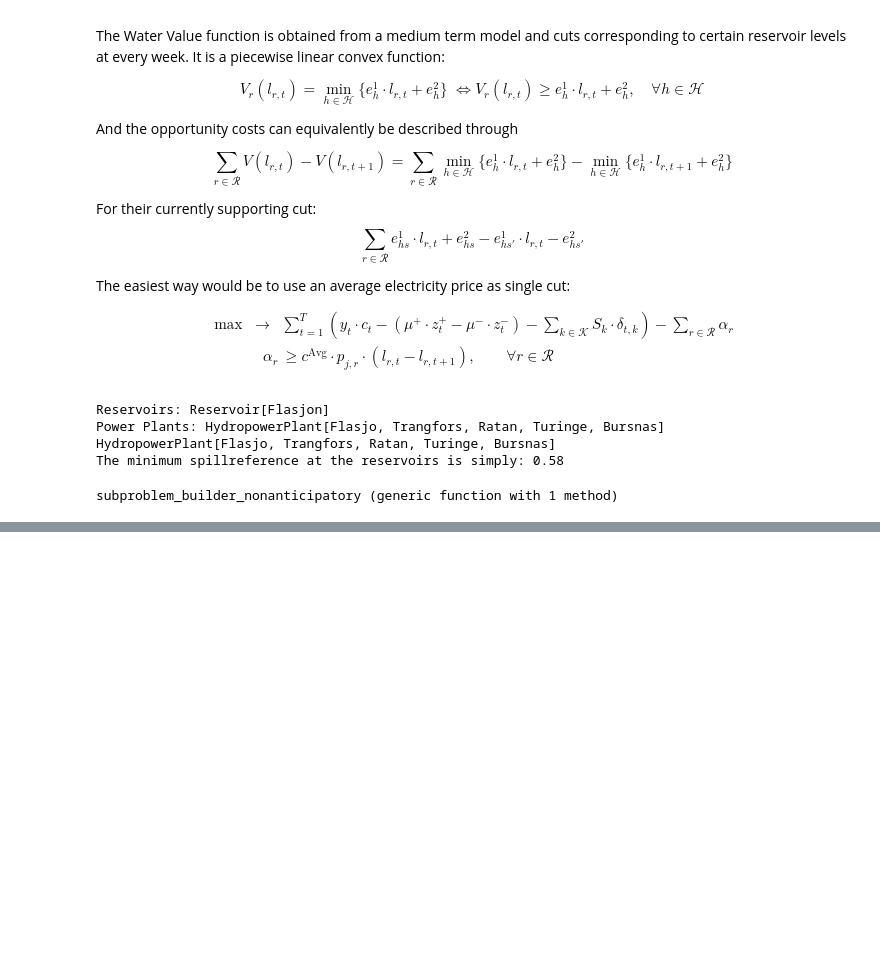
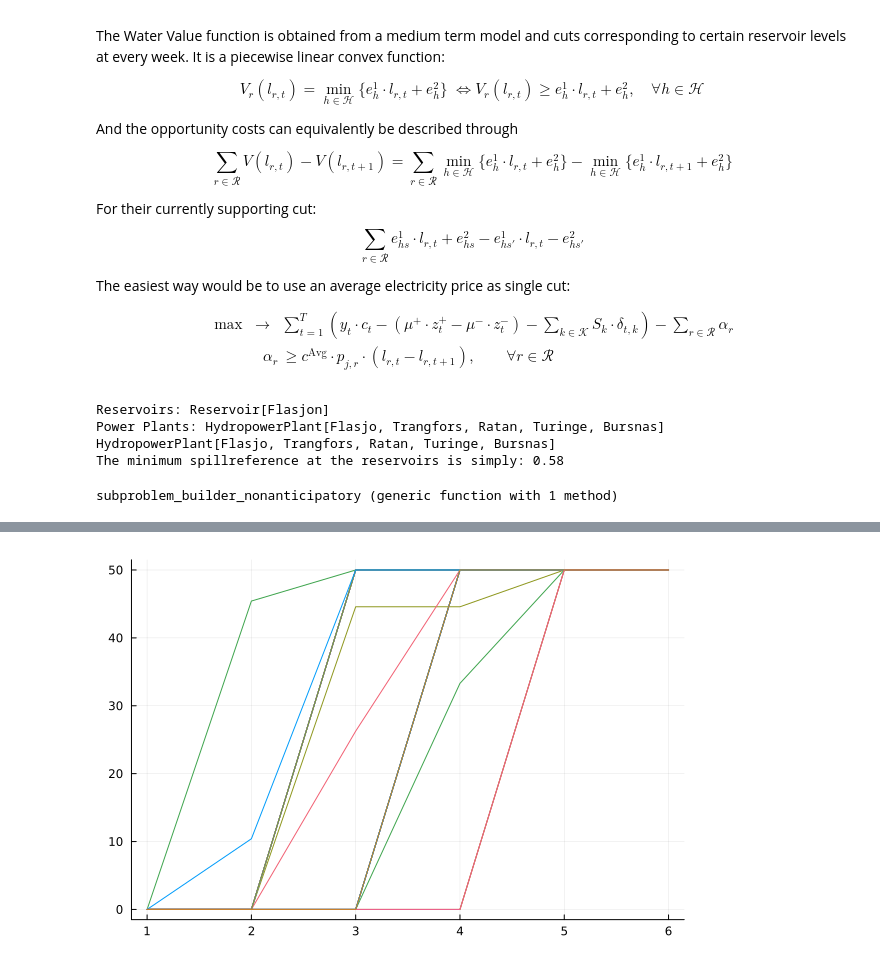
Before and after one commit to lennarthagemann/Code-Master-Thesis, a Jupyter notebook: DevelopmentBiddingNonanticipatory.ipynb, the cells around one changed output, grey strips where cells are left out. Drawn from its saved outputs; the diff is of its cells as text; code cells hidden in the pictures; blank space fills up the shorter version.

```diff
--- a/DevelopmentBiddingNonanticipatory.ipynb
+++ b/DevelopmentBiddingNonanticipatory.ipynb
@@ -760,4 +710,2 @@ simulation ci  :  4.692434e+02 ± 1.376789e+01
 numeric issues : 0
 -------------------------------------------------------------------
-# %%
-SDDP.simulate(model5, 100)[1]
@@ -768,0 +714,19 @@ SDDP.simulate(model5, 100)[1]
+# %%
+rule5 = SDDP.DecisionRule(model5; node = 1)
+solution5 = SDDP.evaluate(
+    rule5;
+    incoming_state = Dict(Symbol("l[$(r.dischargepoint)]") => r.currentvolume for r in R),
+    controls_to_record = [:l, :x, :Qnom],
+)
+ks = sort(collect(keys(solution5[2])))
+println(filter(value -> startswith(String(value), "Q"), ks))
+println([value for value in ks if startswith(String(value), "x") && endswith(String(value), ",1]")])
+
+function _collect_solution(sol)
+    ks = sort(collect(keys(sol[2])))
+    Qnom = sol[2][filter(value -> startswith(String(value), "Q"), ks)[1]]
+    BidCurves = Dict(t => [sol[2][el] for el in filter(value -> startswith(String(value), "x") && endswith(String(value), ",$(t)]"), ks)] for t in 1:T)
+    return Qnom, BidCurves
+end
+
+Qnom, BidCurves = _collect_solution(solution5)
@@ -768,0 +737,4 @@ SDDP.simulate(model5, 100)[1]
+# %%
+Plots.plot(x = 1:6, [BidCurves[t] for t in 1:T], legend = false, show=true)
+# %% [output]
+[figure, added]
```
Also changed, not shown: parts of 16 cells of this notebook, 3 other files.
